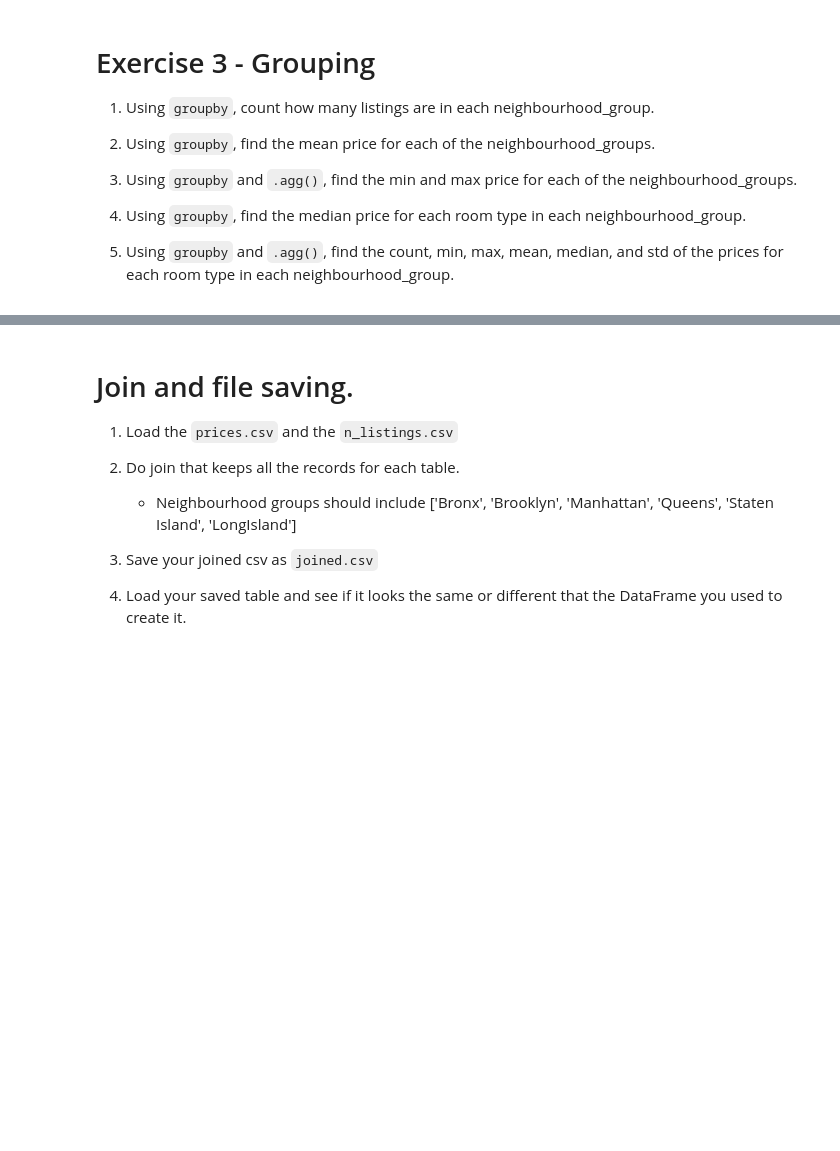
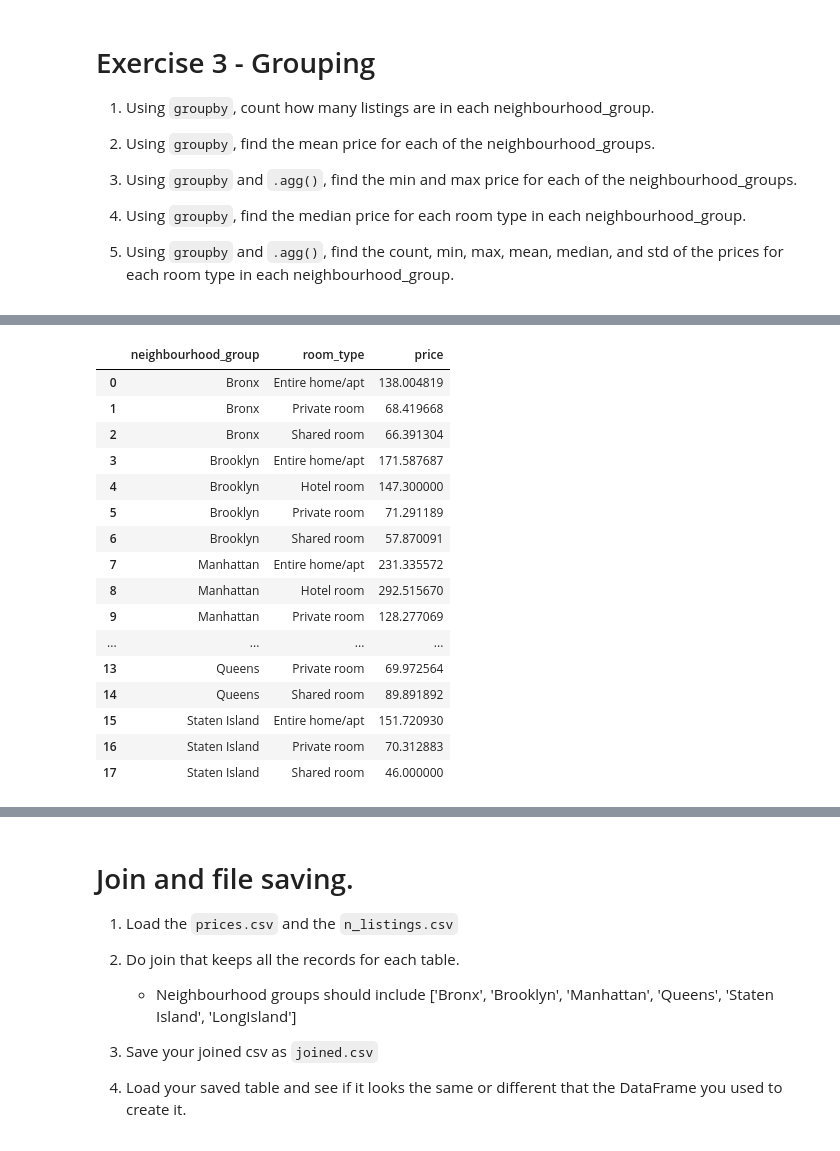
Before and after one commit to AngellicaM/2021-fall-data-science, a Jupyter notebook: Week-01-Pandas/Exercise.ipynb, the cells around one changed output, grey strips where cells are left out. Cells and saved outputs as stored; diff of their text form; code cells hidden in the pictures; blank space fills up the shorter version.

```diff
--- a/Week-01-Pandas/Exercise.ipynb
+++ b/Week-01-Pandas/Exercise.ipynb
@@ -163,0 +235,36 @@ Name: room_type, dtype: float64
+# %%
+# 4. Using `groupby`, find the mean price for each room type in each neighbourhood_group.
+
+# Create a list of columns to be used from the original Dataframe
+gb_nhg_rt = ['neighbourhood_group', 'room_type']
+
+# Use the created list to group the data
+gb = df.groupby(gb_nhg_rt)
+
+# Created a new Dataframe using the grouping
+# Use mean function to find the average price for each room_type in each neighbourhood_group
+new_df = pd.DataFrame(gb.price.mean())
+
+# Reset the index to display indexing and align column
+new_df = new_df.reset_index()
+
+# Display Dataframe
+new_df
+# %% [output]
+|  | neighbourhood_group | room_type | price |
+| 0 | Bronx | Entire home/apt | 138.004819 |
+| 1 | Bronx | Private room | 68.419668 |
+| 2 | Bronx | Shared room | 66.391304 |
+| 3 | Brooklyn | Entire home/apt | 171.587687 |
+| 4 | Brooklyn | Hotel room | 147.300000 |
+| 5 | Brooklyn | Private room | 71.291189 |
+| 6 | Brooklyn | Shared room | 57.870091 |
+| 7 | Manhattan | Entire home/apt | 231.335572 |
+| 8 | Manhattan | Hotel room | 292.515670 |
+| 9 | Manhattan | Private room | 128.277069 |
+| ... | ... | ... | ... |
+| 13 | Queens | Private room | 69.972564 |
+| 14 | Queens | Shared room | 89.891892 |
+| 15 | Staten Island | Entire home/apt | 151.720930 |
+| 16 | Staten Island | Private room | 70.312883 |
+| 17 | Staten Island | Shared room | 46.000000 |
```
Also changed, not shown: parts of 27 cells of this notebook.
